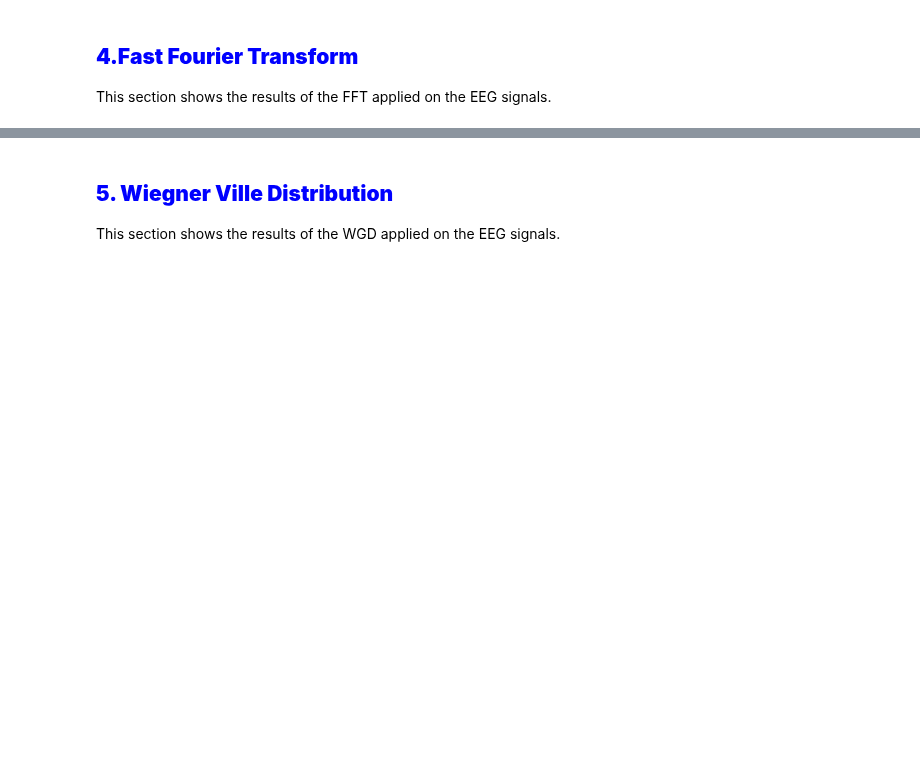
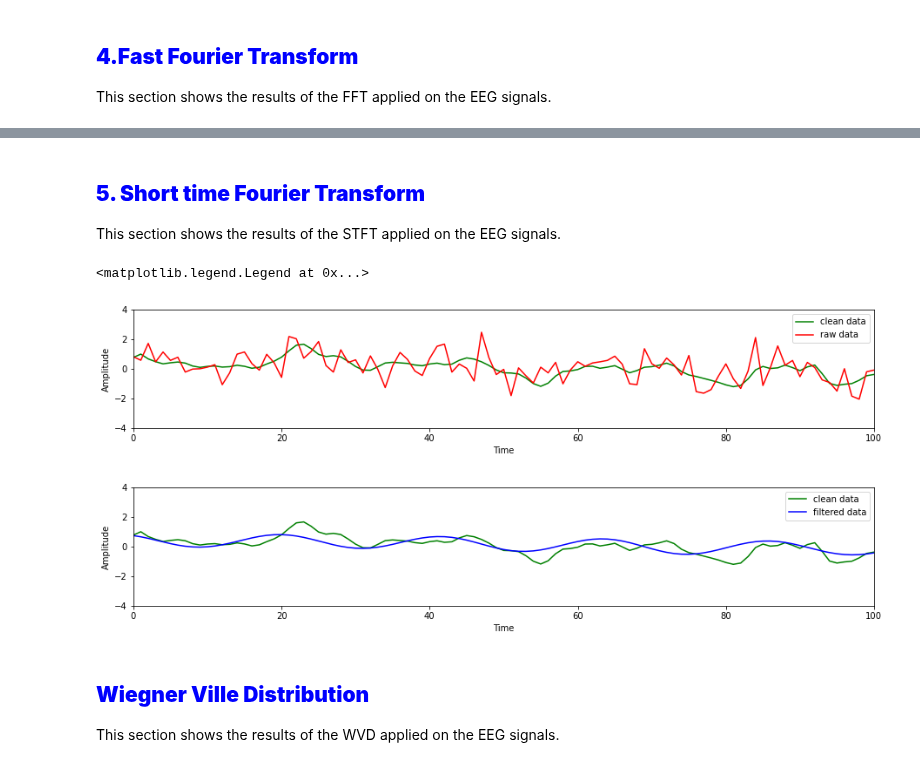
Before and after one commit to MartinaDoku2001/Thesis, a Jupyter notebook: EEG_denoising.ipynb, the cells around one changed output, grey strips where cells are left out. Drawn from its saved outputs; the diff is of its cells as text; code cells hidden in the pictures; blank space fills up the shorter version.

```diff
--- a/EEG_denoising.ipynb
+++ b/EEG_denoising.ipynb
@@ -420,3 +421,63 @@ ax[2].legend()
+# %% [markdown]
+<h2 style=" font-size:150%; color:blue;"> <b> 5. Short time Fourier Transform </b> </h2>
+<div> This section shows the results of the STFT applied on the EEG signals. </div>
+# %%
+#SHORT TIME FOURIER TRANSFORM
+#CREATING THE STFT
+def stft(x, fftsize=64, overlap_pct=0.5):
+    hop = int(fftsize - np.floor(overlap_pct * fftsize)) #number of samples between the start of consecutive frames
+    w = sp.hanning(fftsize+1)[:-1]      # better reconstruction with this trick +1)[:-1]
+    return np.array([np.fft.rfft(w*x[i:i+fftsize]) for i in range(0, len(x)-fftsize, hop)]) #performing the fourier transform on the frames
+
+#CREATING THE ISTFT
+def istft(X, overlap_pct=0.5):
+    fftsize = (X.shape[1] - 1) * 2                          # the number of samples in the time domain
+    hop = int(fftsize - np.floor(overlap_pct * fftsize))    #number of samples between the start of consecutive frames
+    w = sp.hanning(fftsize+1)[:-1]
+    x = np.zeros(X.shape[0] * hop + fftsize)                  # initialize the time domain signal with zeros
+    wsum = np.zeros(X.shape[0] * hop + fftsize)               # initialize the normalization coeeficient with zeros
+    for n,i in enumerate(range(0, len(x)-fftsize, hop)):      #overlap and add
+        x[i:i+fftsize] += np.fft.irfft(X[n]) * w
+        wsum[i:i+fftsize] += w**2
+    pos = wsum != 0                                     # normalize
+    x[pos] /= wsum[pos]                        # avoid division by zero
+
+#CREATING THE SPECTROGRAM
+def spectrogram(x, fftsize=64, overlap_pct=0.5):
+    """Compute the short-time Fourier transform of x."""
+    tfd = stft(x, fftsize, overlap_pct)
+    return np.log(np.abs(tfd) ** 2)
+
+#CREATING THE INVERSE SPECTROGRAM
+def ispectrogram(X, overlap_pct=0.5):
+    """Compute the inverse short-time Fourier transform of X."""
+    return istft(np.exp(X), overlap_pct)
+
+
+#PLOTTING:
+#1) THE RAW VS CLEAN EEG DATA
+#2) THE CLEAN VS FILTERED EEG DATA
+fig, ax = plt.subplots(2,1)
+fig.subplots_adjust(hspace=0.5)
+fig.set_size_inches(15.25, 6.25)
+
+ax[0].set_xlim(0,100)
+ax[0].set_ylim(-4,4)
+ax[0].plot(t,train_dataset[1][0], color='green',label='clean data')
+ax[0].plot(t,train_dataset[0][0], color='red', label='raw data')
+ax[0].set_xlabel('Time')
+ax[0].set_ylabel('Amplitude')
+ax[0].legend(loc='upper right')
+
+ax[1].set_xlim(0,100)
+ax[1].set_ylim(-4,4)
+ax[1].plot(t,train_dataset[1][0], color='green',label='clean data')
+ax[1].plot(t,ffilt, color='blue', label='filtered data')
+ax[1].set_xlabel('Time')
+ax[1].set_ylabel('Amplitude')
+ax[1].legend(loc='upper right')
+# %% [output]
+<matplotlib.legend.Legend at 0x...>
+[figure, added]
 # %% [markdown]
-<h2 style=" font-size:150%; color:blue;"> <b> 5. Wiegner Ville Distribution </b> </h2>
-<div> This section shows the results of the WGD applied on the EEG signals. </div>
+<h2 style=" font-size:150%; color:blue;"> <b> Wiegner Ville Distribution </b> </h2><div> This section shows the results of the WVD applied on the EEG signals. </div>
```
Also changed, not shown: parts of 5 cells of this notebook, 10 other files.
